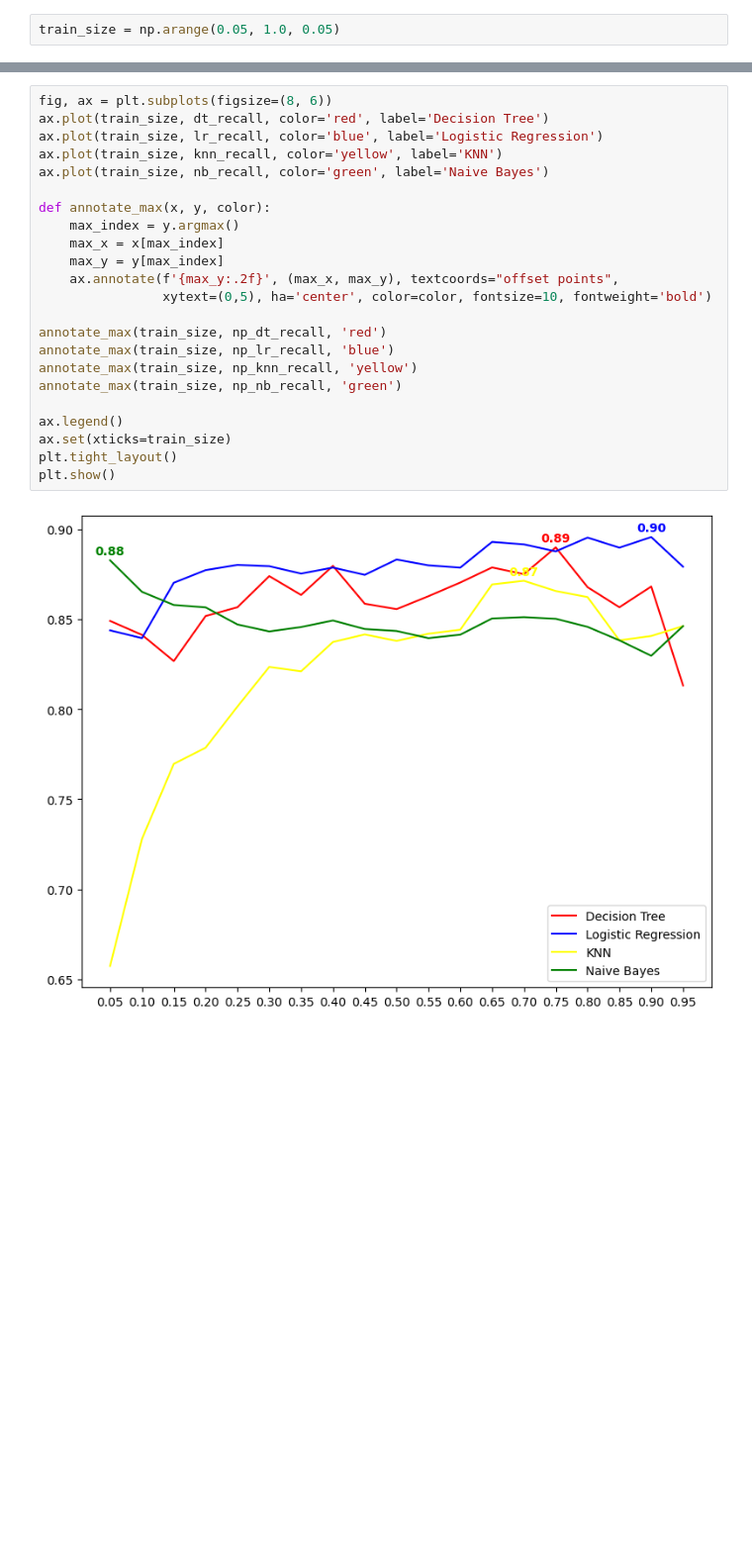
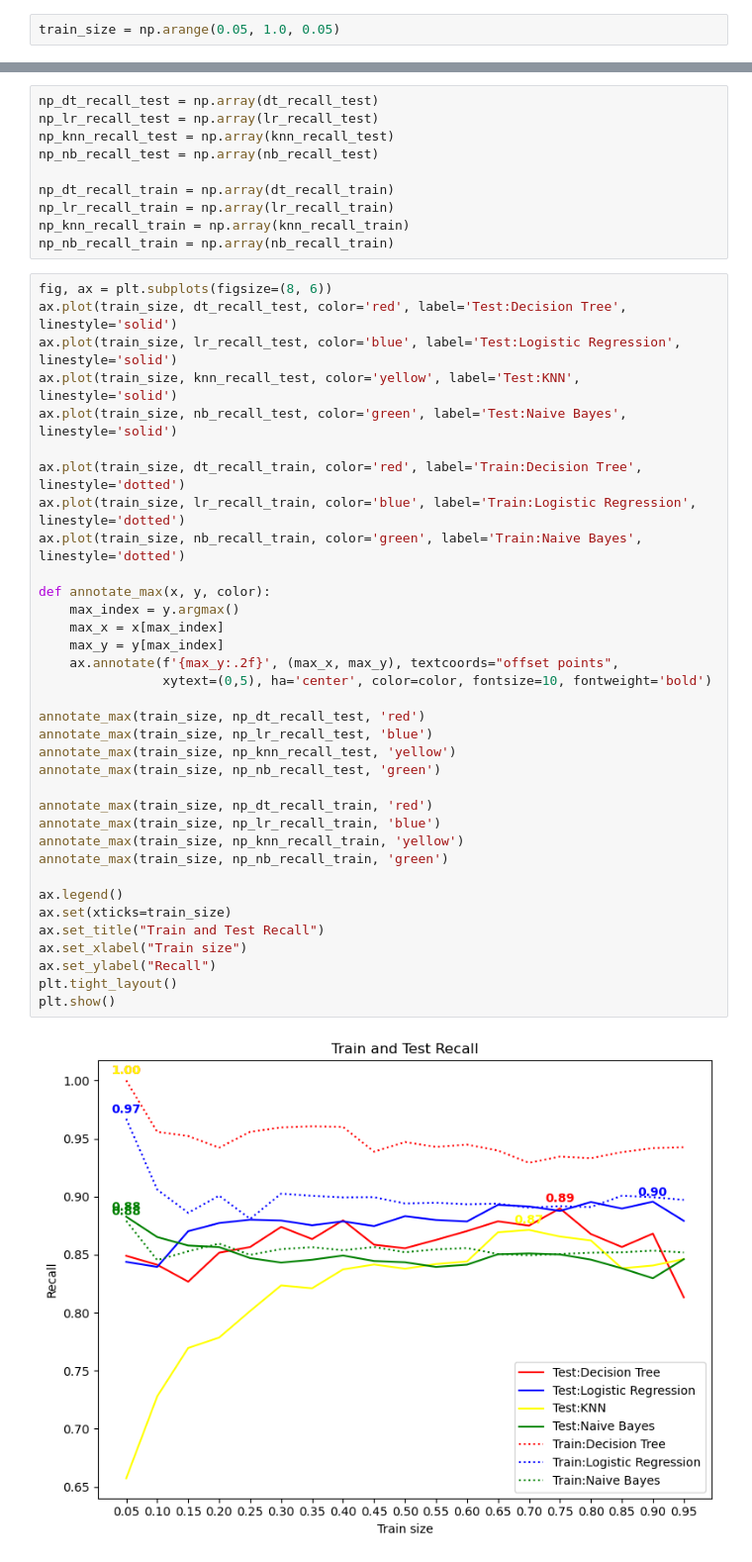
Before and after one commit to FrederickAlmeida/Spambase-Classification, a Jupyter notebook: main.ipynb, the cells around one changed output, grey strips where cells are left out. Shown at 99% size. Drawn from its saved outputs; the diff is of its cells as text; blank space fills up the shorter version.

```diff
--- a/main.ipynb
+++ b/main.ipynb
@@ -780,25 +827,47 @@ np_nb_recall = np.array(nb_recall)
+# %%
+np_dt_recall_test = np.array(dt_recall_test)
+np_lr_recall_test = np.array(lr_recall_test)
+np_knn_recall_test = np.array(knn_recall_test)
+np_nb_recall_test = np.array(nb_recall_test)
+
+np_dt_recall_train = np.array(dt_recall_train)
+np_lr_recall_train = np.array(lr_recall_train)
+np_knn_recall_train = np.array(knn_recall_train)
+np_nb_recall_train = np.array(nb_recall_train)
 # %%
 fig, ax = plt.subplots(figsize=(8, 6))
-ax.plot(train_size, dt_recall, color='red', label='Decision Tree')
-ax.plot(train_size, lr_recall, color='blue', label='Logistic Regression')
-ax.plot(train_size, knn_recall, color='yellow', label='KNN')
-ax.plot(train_size, nb_recall, color='green', label='Naive Bayes')
+ax.plot(train_size, dt_recall_test, color='red', label='Test:Decision Tree', linestyle='solid')
+ax.plot(train_size, lr_recall_test, color='blue', label='Test:Logistic Regression', linestyle='solid')
+ax.plot(train_size, knn_recall_test, color='yellow', label='Test:KNN', linestyle='solid')
+ax.plot(train_size, nb_recall_test, color='green', label='Test:Naive Bayes', linestyle='solid')
+
+ax.plot(train_size, dt_recall_train, color='red', label='Train:Decision Tree', linestyle='dotted')
+ax.plot(train_size, lr_recall_train, color='blue', label='Train:Logistic Regression', linestyle='dotted')
+ax.plot(train_size, nb_recall_train, color='green', label='Train:Naive Bayes', linestyle='dotted')
 
 def annotate_max(x, y, color):
     max_index = y.argmax()
     max_x = x[max_index]
     max_y = y[max_index]
     ax.annotate(f'{max_y:.2f}', (max_x, max_y), textcoords="offset points",
                 xytext=(0,5), ha='center', color=color, fontsize=10, fontweight='bold')
 
-annotate_max(train_size, np_dt_recall, 'red')
-annotate_max(train_size, np_lr_recall, 'blue')
-annotate_max(train_size, np_knn_recall, 'yellow')
-annotate_max(train_size, np_nb_recall, 'green')
+annotate_max(train_size, np_dt_recall_test, 'red')
+annotate_max(train_size, np_lr_recall_test, 'blue')
+annotate_max(train_size, np_knn_recall_test, 'yellow')
+annotate_max(train_size, np_nb_recall_test, 'green')
+
+annotate_max(train_size, np_dt_recall_train, 'red')
+annotate_max(train_size, np_lr_recall_train, 'blue')
+annotate_max(train_size, np_knn_recall_train, 'yellow')
+annotate_max(train_size, np_nb_recall_train, 'green')
 
 ax.legend()
 ax.set(xticks=train_size)
+ax.set_title("Train and Test Recall")
+ax.set_xlabel("Train size")
+ax.set_ylabel("Recall")
 plt.tight_layout()
 plt.show()
 # %% [output]
-[figure, old version]
+[figure, new version]
```
Also changed, not shown: parts of 10 cells of this notebook.
